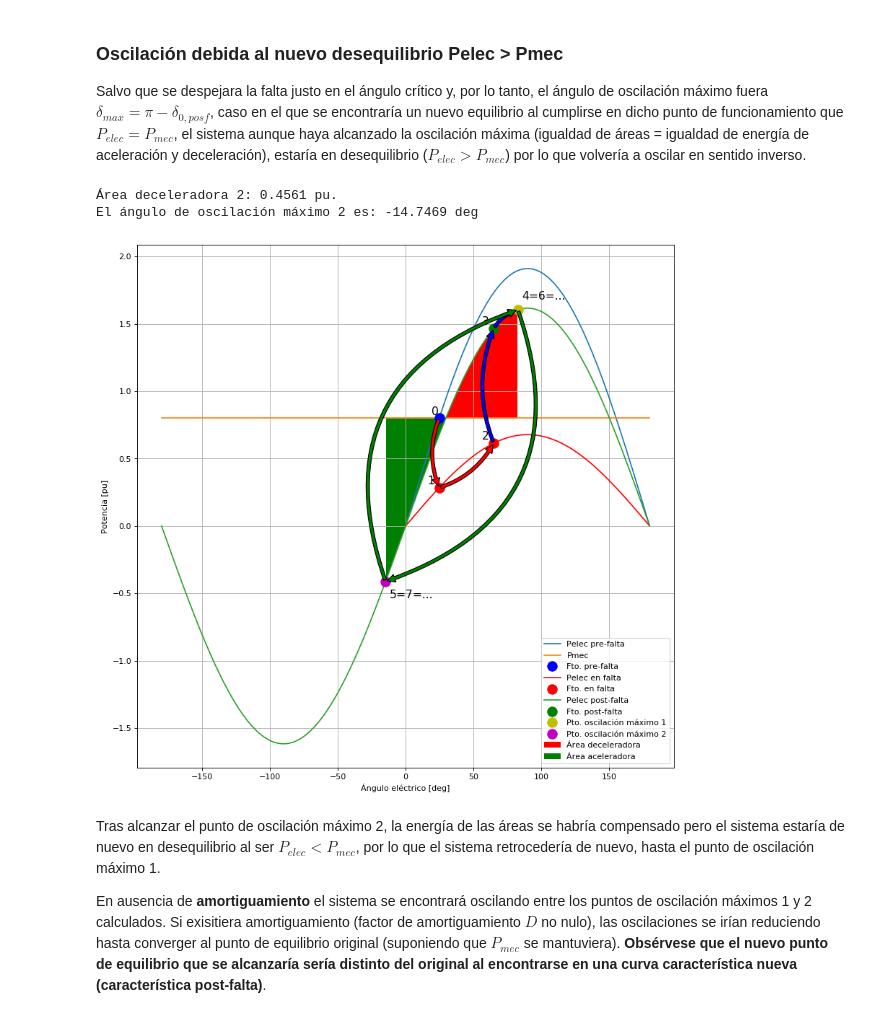
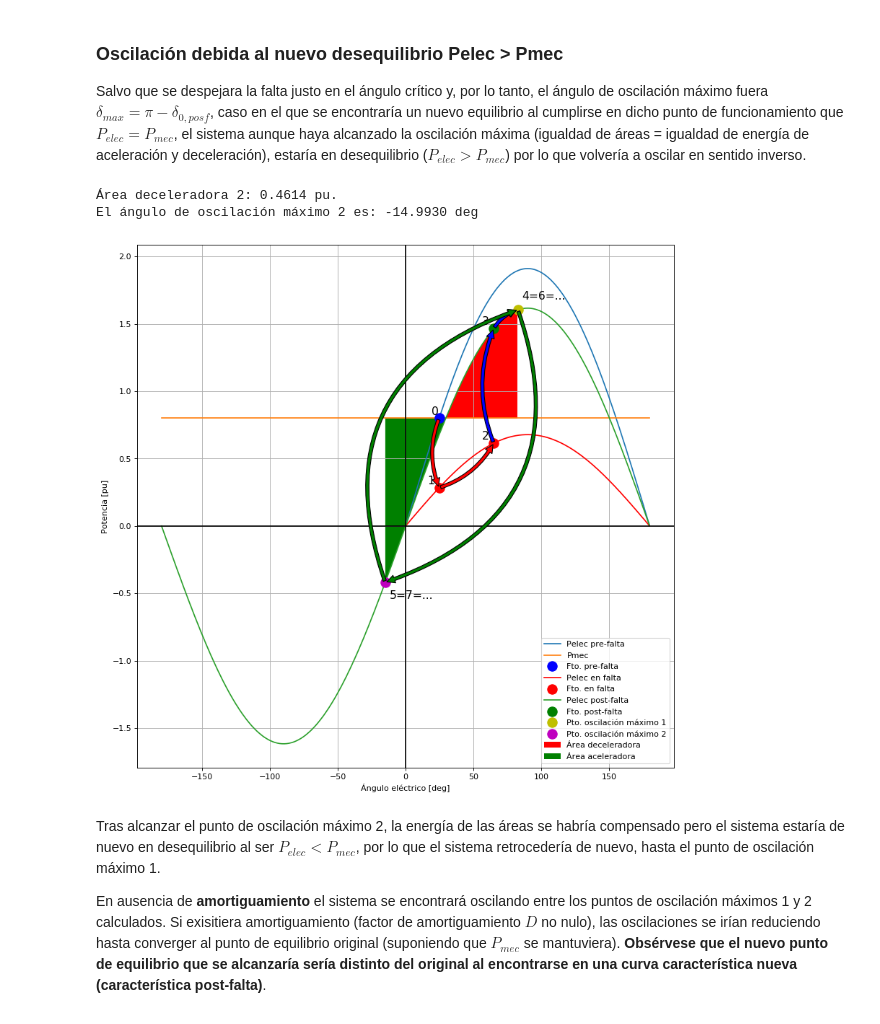
Before and after one commit to miguel-simon/SEP, a Jupyter notebook: SEP_ESTABILIDAD/T09P02/T09P02.ipynb, the cells around one changed output. Cells and saved outputs as stored; diff of their text form; code cells hidden in the pictures.

```diff
--- a/SEP_ESTABILIDAD/T09P02/T09P02.ipynb
+++ b/SEP_ESTABILIDAD/T09P02/T09P02.ipynb
@@ -74,6 +86,8 @@ H = H*Sgen/Sbase # Constante de inercia referida a la potencia base del sistema.
 # %%
 # Corriente inyectada por el generador antes de la falta:
 sgen_comp = sgen*Gen*(FPgen+cm.sin(np.arccos(FPgen))*1j) # Potencia compleja entregada por el generador.
+Pmec = sgen_comp.real # Potencia mecánica del generador.
+print('Pmec = {:.3} pu.'.format(Pmec))
 igen = sgen_comp.conjugate()/ugen.conjugate() # Corriente inyectada pre-falta.
 
 # Tensión detrás de la reactancia transitoria del generador respecto de los bornes del mismo:
@@ -288,16 +317,17 @@ delta_0_posf = np.arcsin(sgen_comp.real*Xe_posf/(abs(egen)*abs(ured))) # [rad].
 delta_0_posf_deg = delta_0_posf*180/np.pi # [deg].
 delta_max = np.pi-delta_0_posf # [rad].
 delta_max_deg = delta_max*180/np.pi # [deg].
+print('delta_max: {:.3f} pu.'.format(delta_max_deg))
 
 # Cálculo del área aceleradora:
 ## Potencia aceleradora en función del ángulo eléctrico:
-def Pacel(delta,egen,ured,Xe_f,sgen_comp):
-    pacel = sgen_comp.real-abs(egen)*abs(ured)*np.sin(delta)/Xe_f
+def Pacel(delta,Pmec,Pmax_f):
+    pacel = Pmec-Pmax_f*np.sin(delta)
     return pacel
 
 ## Área aceleradora:
 def Aacel(delta_1,delta_2):
-    aacel = integrate.quad(Pacel, delta_1, delta_2, args=(egen,ured,Xe_f,sgen_comp))
+    aacel = integrate.quad(Pacel, delta_1, delta_2, args=(Pmec,Pmax_f,))
     return aacel[0]
 
 Area_acel = Aacel(delta_0, delta_desp)
@@ -305,13 +335,13 @@ print('Área aceleradora: {:.4} pu.'.format(Area_acel))
 
 # Cálculo del área deceleradora máxima:
 ## Potencia deceleradora en función del ángulo eléctrico:
-def Pdecel(delta,egen,ured,Xe_posf,sgen_comp):
-    pdecel = abs(egen)*abs(ured)*np.sin(delta)/Xe_posf-sgen_comp.real
+def Pdecel(delta,Pmec,Pmax_posf):
+    pdecel = Pmax_posf*np.sin(delta)-Pmec
     return pdecel
 
 ## Área deceleradora máxima:
 def Adecel(delta_1,delta_2):
-    adecel = integrate.quad(Pdecel, delta_1, delta_2, args=(egen,ured,Xe_posf,sgen_comp))
+    adecel = integrate.quad(Pdecel, delta_1, delta_2, args=(Pmec,Pmax_posf,))
     return adecel[0]
 
 Area_decel_max = Adecel(delta_desp, delta_max)
@@ -390,15 +421,16 @@ $$\delta_{max}\leq \pi-\delta_{0,posf}.$$
 # %%
 # Función del residuo de la diferencia de áreas aceleradora y deceleradora en función del ángulo de reconexión delta:
 def IgualdadAreas(delta):
-    return (Aacel(delta_0,delta_desp)-Adecel(delta_desp,delta))**2
+    return (Area_acel-Adecel(delta_desp,delta))**2
 
 # Comenzamos la optimización: función residuo de la diferencia de áreas mínima:
-delta_start = (delta_0+delta_max)/2 # Valor semilla.
-bnd_x1 = 1.001*delta_0 # Límite inferior (restricción).
+delta_start = delta_desp # Valor semilla.
+bnd_x1 = 1.001*delta_desp # Límite inferior (restricción).
 bnd_x2 = delta_max # Límite superior (restricción).
 limites = optim.Bounds(bnd_x1,bnd_x2)
 delta_opt = optim.minimize(IgualdadAreas,np.array([delta_start]),method='L-BFGS-B',bounds=limites).x
 delta_1 = delta_opt[0] # [rad].
 delta_1_deg = delta_1*180/np.pi # [deg].
 print('El ángulo de oscilación máximo es: {:.3f} deg'.format(delta_1_deg))
+print('Error: {}'.format((Area_acel-Adecel(delta_desp,delta_1))**2))
 # %% [output]
@@ -494,35 +602,35 @@ El ángulo crítico calculado es: 82.827 deg
 Salvo que se despejara la falta justo en el ángulo crítico y, por lo tanto, el ángulo de oscilación máximo fuera $\delta_{max}=\pi-\delta_{0,posf}$, caso en el que se encontraría un nuevo equilibrio al cumplirse en dicho punto de funcionamiento que $P_{elec}=P_{mec}$, el sistema aunque haya alcanzado la oscilación máxima (igualdad de áreas = igualdad de energía de aceleración y deceleración), estaría en desequilibrio ($P_{elec}>P_{mec}$) por lo que volvería a oscilar en sentido inverso.
 # %%
 # Cálculo del área deceleradora:
-Area_decel_2 = Adecel(delta_0, delta_1)
+Area_decel_2 = Adecel(delta_0_posf, delta_1)
 print('Área deceleradora 2: {:.4} pu.'.format(Area_decel_2))
 
 # Potencia aceleradora en función del ángulo eléctrico (Pelec != 0):
-def Pacel2(delta,sgen_comp,egen,ured,Xe_posf):
-    pacel = sgen_comp.real-abs(egen)*abs(ured)*np.sin(delta)/Xe_posf
+def Pacel2(delta,Pmec,Pmax_posf):
+    pacel = Pmec-Pmax_posf*np.sin(delta)
     return pacel
 
 ## Área aceleradora 2:
 def Aacel2(delta_1,delta_2):
-    aacel2 = integrate.quad(Pacel2, delta_1, delta_2, args=(sgen_comp,egen,ured,Xe_posf))
+    aacel2 = integrate.quad(Pacel2, delta_1, delta_2, args=(Pmec,Pmax_posf))
     return aacel2[0]
 
 # Función del residuo de la diferencia de áreas aceleradora y deceleradora en función del ángulo delta:
 def IgualdadAreas3(delta):
-    return (Aacel2(delta,delta_0)-Adecel(delta_0,delta_1))**2
+    return (Aacel2(delta,delta_0)-Area_decel_2)**2
 
 # Comenzamos la optimización: función residuo de la diferencia de áreas mínima:
-delta_start = (delta_0-delta_max)/2 # Valor semilla.
-bnd_x1 = -delta_max # Límite inferior (restricción).
-bnd_x2 = 0.99*delta_0 # Límite superior (restricción).
+delta_start = -np.pi/2 # Valor semilla.
+bnd_x1 = -np.pi # Límite inferior (restricción).
+bnd_x2 = 0 # Límite superior (restricción).
 limites = optim.Bounds(bnd_x1,bnd_x2)
 delta_opt2 = optim.minimize(IgualdadAreas3,np.array([delta_start]),method='L-BFGS-B',bounds=limites).x
 delta_2 = delta_opt2[0] # [rad].
 delta_2_deg = delta_2*180/np.pi # [deg].
 print('El ángulo de oscilación máximo 2 es: {:.4f} deg'.format(delta_2_deg))
 # %% [output]
-Área deceleradora 2: 0.4561 pu.
-El ángulo de oscilación máximo 2 es: -14.7469 deg
+Área deceleradora 2: 0.4614 pu.
+El ángulo de oscilación máximo 2 es: -14.9930 deg
 # %%
 # Representación gráfica
 anotaciones = True
@@ -581,34 +689,39 @@ p4y = abs(egen)*abs(ured)*np.sin(delta_1)/Xe_posf
 p4 = plt.plot([p4x], [p4y], 'yo', markersize=12, label = 'Pto. oscilación máximo 1')
 ## Anotaciones:
 if anotaciones:
     plt.text (p4x+3, p4y+0.1, '4=6=...', fontsize=14, horizontalalignment='left', verticalalignment='center')
     plt.annotate("", xy=(p4x, p4y), xytext=(p3x, p3y), size=20, va="center", ha="center", arrowprops=dict(facecolor='blue',arrowstyle="simple",connectionstyle="arc3,rad=-0.2"))
 
 # Punto de oscilación máximo 2:
 p5x = delta_2_deg
 p5y = abs(egen)*abs(ured)*np.sin(delta_2)/Xe_posf
 p5 = plt.plot([p5x], [p5y], 'mo', markersize=12, label = 'Pto. oscilación máximo 2')
 ## Anotaciones:
 if anotaciones:
     plt.text (p5x+3, p5y-0.1, '5=7=...', fontsize=14, horizontalalignment='left', verticalalignment='center')
     plt.annotate("", xy=(p5x, p5y), xytext=(p4x, p4y), size=20, va="center", ha="center", arrowprops=dict(facecolor='green',arrowstyle="simple",connectionstyle="arc3,rad=-0.5"))
     plt.annotate("", xy=(p4x, p4y), xytext=(p5x, p5y), size=20, va="center", ha="center", arrowprops=dict(facecolor='green',arrowstyle="simple",connectionstyle="arc3,rad=-0.5"))
 
 # Área deceleradora:
 delta_deg2 = np.ma.masked_less(delta2_deg, delta_0_posf_deg)
 delta_deg2 = np.ma.masked_greater(delta_deg2, delta_1_deg)
 plt.fill_between(delta_deg2, pmec, pelecposf, where = pelecposf >= pmec, facecolor='red', interpolate=True, label='Área deceleradora')
 
 # Área aceleradora:
 delta_deg3 = np.ma.masked_less(delta2_deg,delta_2_deg)
 delta_deg3 = np.ma.masked_greater(delta_deg3,delta_0_posf_deg)
 plt.fill_between(delta_deg3, pelecposf, pmec, where = pelecposf <= pmec, facecolor='green', interpolate=True, label='Área aceleradora')
 
 # Leyenda del gráfico:
 plt.legend(loc = 'lower right')
+
+# Imprimir ejes x=0 e y =0
+plt.axvline(x=0, color = 'black') # x=0.
+plt.axhline(y=0, color = 'black') # y=0.
+
 plt.show()
 # %% [output]
-[figure, old version]
+[figure, new version]
 # %% [markdown]
 Tras alcanzar el punto de oscilación máximo 2, la energía de las áreas se habría compensado pero el sistema estaría de nuevo en desequilibrio al ser $P_{elec} < P_{mec}$, por lo que el sistema retrocedería de nuevo, hasta el punto de oscilación máximo 1.
 
```
Also changed, not shown: parts of 17 cells of this notebook, 10 other files.
